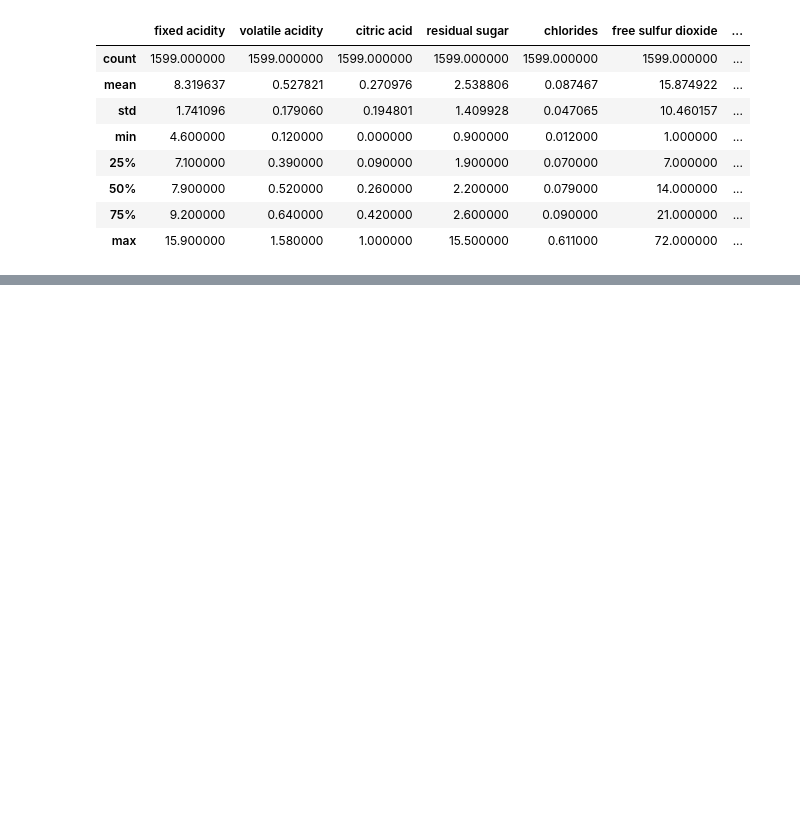
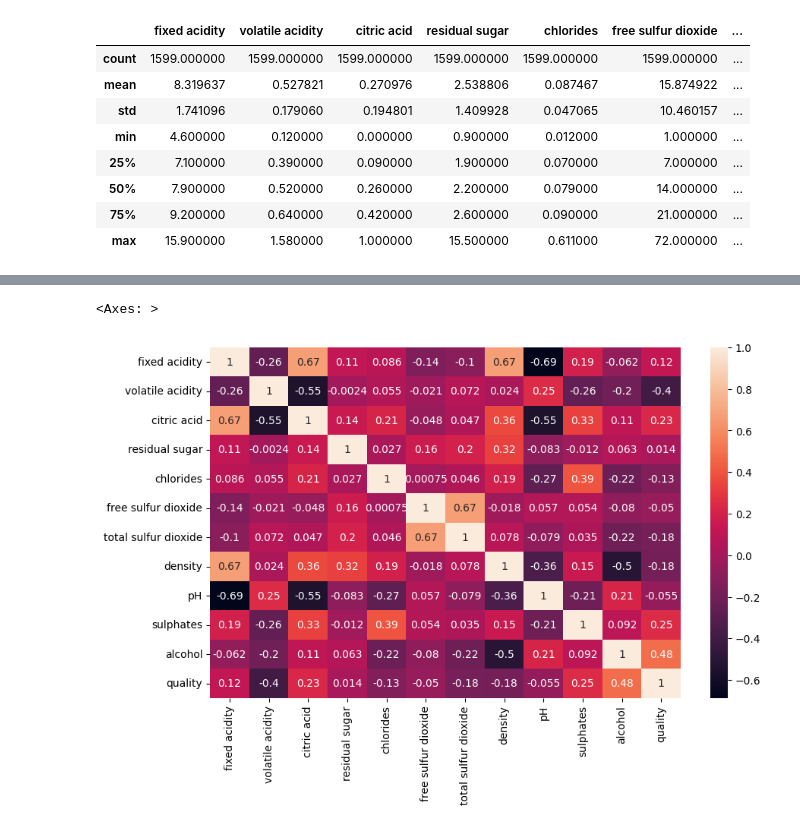
Before and after one commit to venkat-yalamanchili/EDA, a Jupyter notebook: 1. Red_wine_dataset.ipynb, the cells around one changed output, grey strips where cells are left out. Cells and saved outputs as stored; diff of their text form; code cells hidden in the pictures; blank space fills up the shorter version.

```diff
--- a/1. Red_wine_dataset.ipynb
+++ b/1. Red_wine_dataset.ipynb
@@ -52,0 +149,7 @@ df.describe()
+# %%
+# You can fix the size using figsize in matplotlib
+plt.figure(figsize=(10,6))
+sns.heatmap(df.corr(),annot=True)
+# %% [output]
+<Axes: >
+[figure, added]
```
Also changed, not shown: parts of 20 cells of this notebook, 2 other files.
